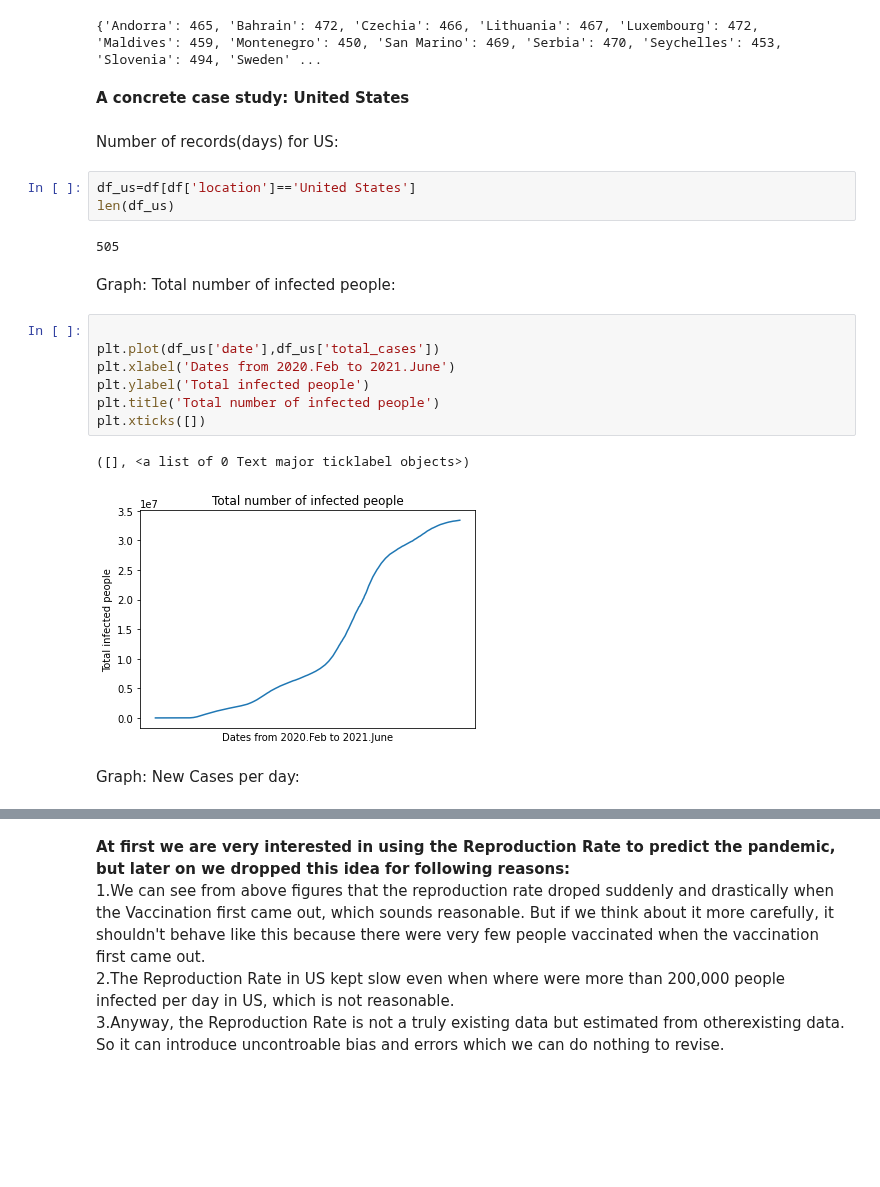
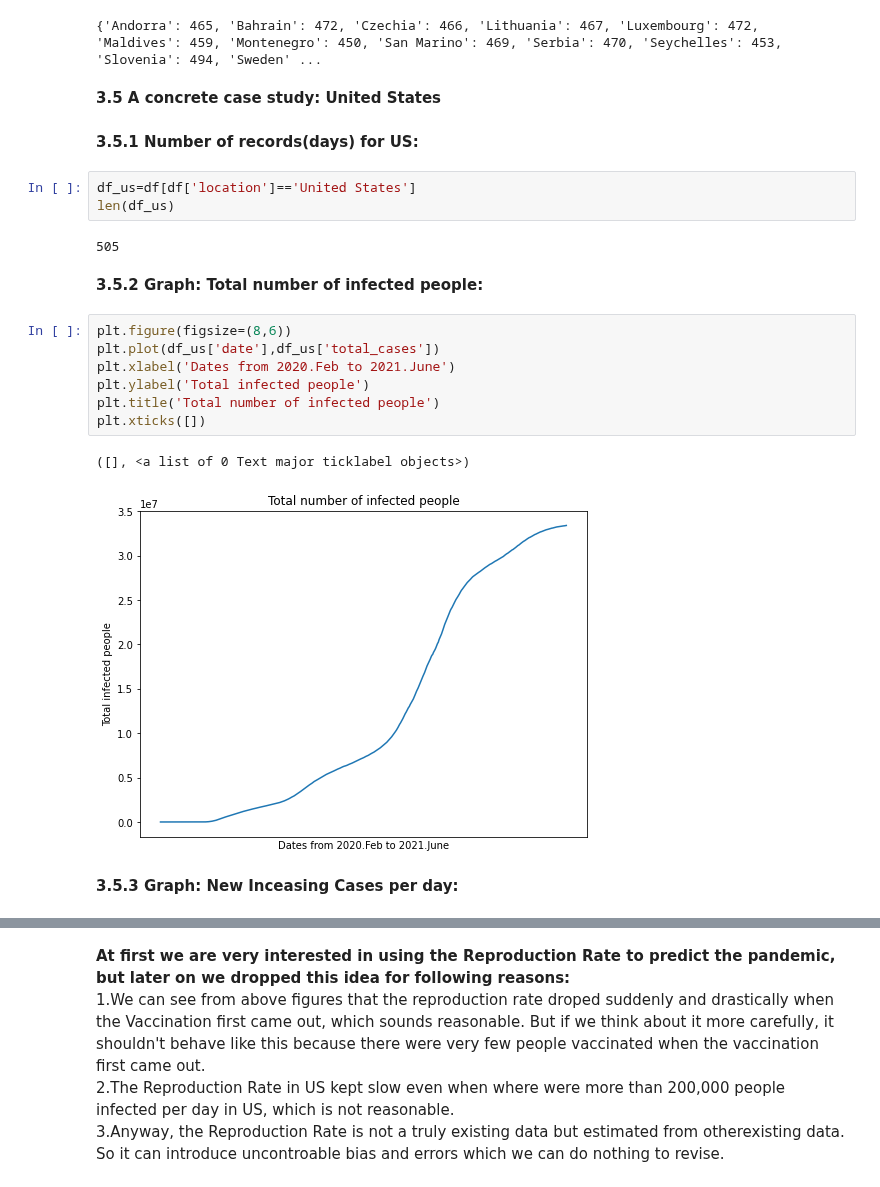
Before and after one commit to Codelerious/Covid19-Analytics, a Jupyter notebook: Covid_19Project.ipynb, the cells around one changed output, grey strips where cells are left out. Drawn from its saved outputs; the diff is of its cells as text; blank space fills up the shorter version.

```diff
--- a/Covid_19Project.ipynb
+++ b/Covid_19Project.ipynb
@@ -110,26 +112,26 @@ print(countries)
 # %% [output]
 {'Andorra': 465, 'Bahrain': 472, 'Czechia': 466, 'Lithuania': 467, 'Luxembourg': 472, 'Maldives': 459, 'Montenegro': 450, 'San Marino': 469, 'Serbia': 470, 'Seychelles': 453, 'Slovenia': 494, 'Sweden' ...
 # %% [markdown]
-**A concrete case study: United States**
+**3.5 A concrete case study: United States**
 # %% [markdown]
-Number of records(days) for US:
+**3.5.1 Number of records(days) for US:**
 # %%
 df_us=df[df['location']=='United States']
 len(df_us)
 # %% [output]
 505
 # %% [markdown]
-Graph: Total number of infected people:
+**3.5.2 Graph: Total number of infected people:**
 # %%
-
+plt.figure(figsize=(8,6))
 plt.plot(df_us['date'],df_us['total_cases'])
 plt.xlabel('Dates from 2020.Feb to 2021.June')
 plt.ylabel('Total infected people')
 plt.title('Total number of infected people')
 plt.xticks([])
 # %% [output]
 ([], <a list of 0 Text major ticklabel objects>)
-[figure, old version]
+[figure, new version]
 # %% [markdown]
-Graph: New Cases per day:
+**3.5.3 Graph: New Inceasing Cases per day:**
 # %%
```
Also changed, not shown: parts of 61 cells of this notebook.
